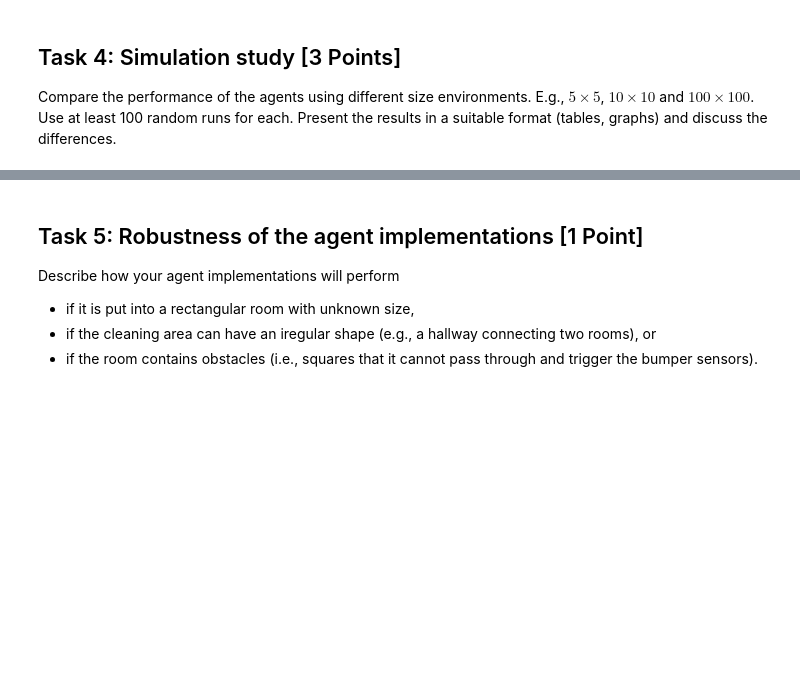
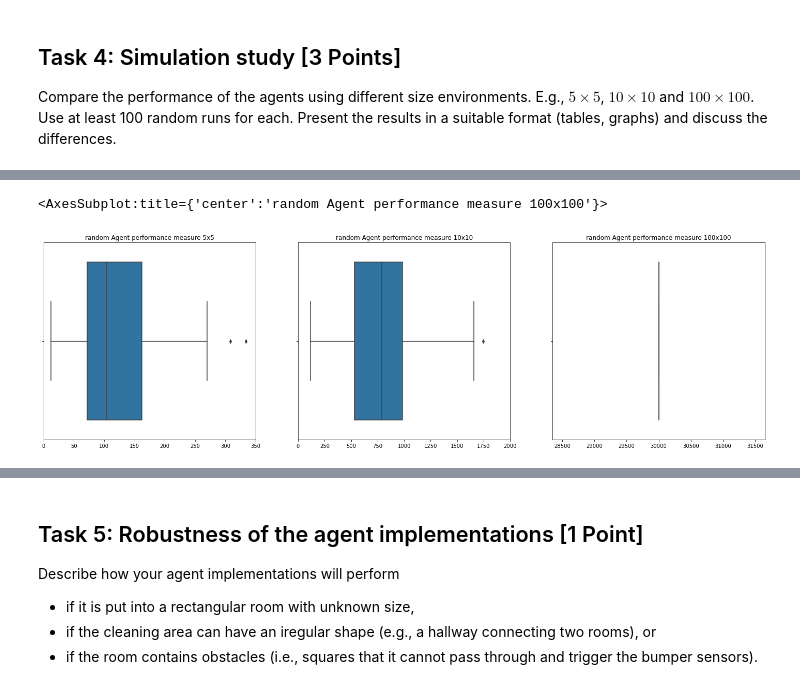
Before and after one commit to babartos/CS7320-AI, a Jupyter notebook: Agents/MBartos simple_randomized_agent.ipynb, the cells around one changed output, grey strips where cells are left out. Cells and saved outputs as stored; diff of their text form; code cells hidden in the pictures; blank space fills up the shorter version.

```diff
--- a/Agents/MBartos simple_randomized_agent.ipynb
+++ b/Agents/MBartos simple_randomized_agent.ipynb
@@ -389,0 +589,23 @@ $100 \times 100$. Use at least 100 random runs for each. Present the results in
+# %%
+#plot the results:
+import seaborn as sns
+import matplotlib.pyplot as plt
+
+plt.subplots(figsize=(25, 7))
+
+plt.subplot(1,3,1)
+plt.title("random Agent performance measure 5x5")
+sns.boxplot(simpleReflex_result_five)
+plt.xlim(0, 350)
+
+plt.subplot(1,3,2)
+plt.title("random Agent performance measure 10x10")
+sns.boxplot(simpleReflex_result_ten)
+plt.xlim(0, 2000)
+
+plt.subplot(1,3,3)
+plt.title("random Agent performance measure 100x100")
+sns.boxplot(simpleReflex_result_hundred)
+# %% [output]
+<AxesSubplot:title={'center':'random Agent performance measure 100x100'}>
+[figure, added]
```
Also changed, not shown: parts of 28 cells of this notebook.
